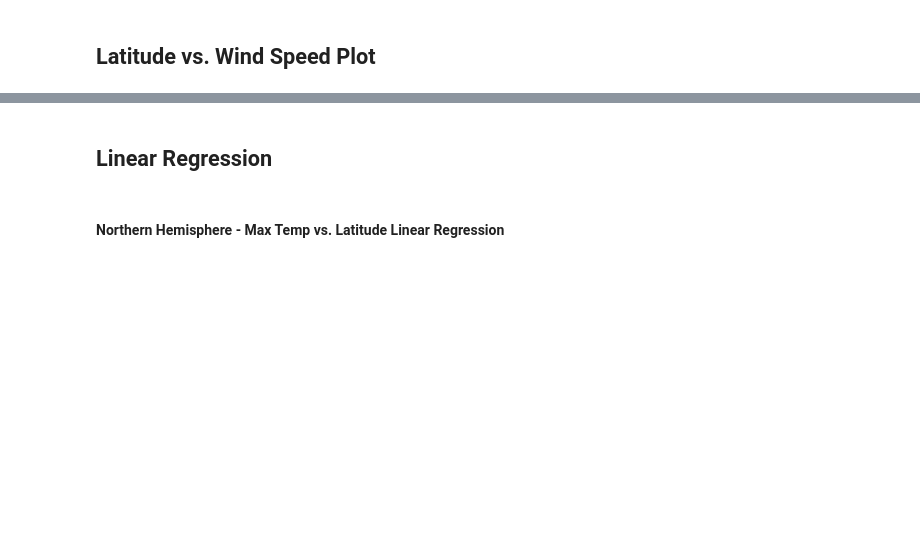
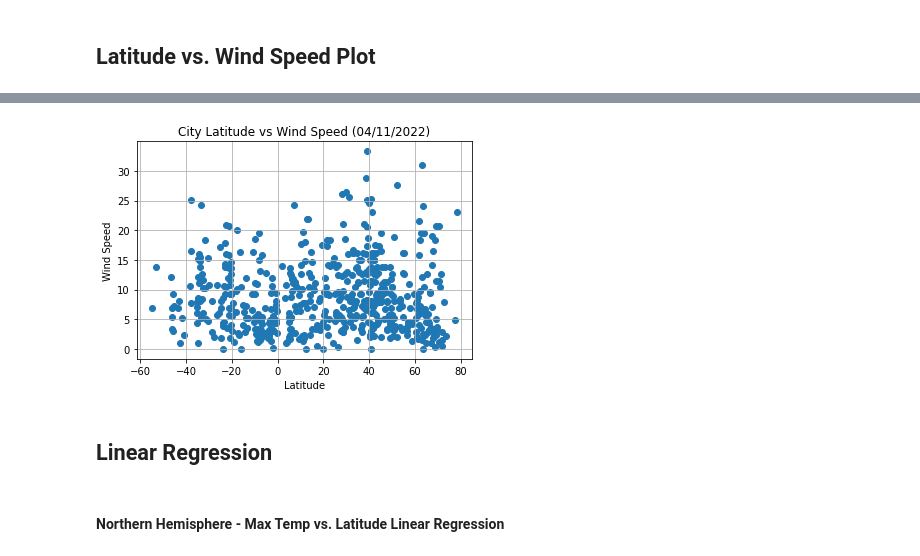
Before and after one commit to nealp1910/HW06-python-api-challenge, a Jupyter notebook: WeatherPy/WeatherPy.ipynb, the cells around one changed output, grey strips where cells are left out. Saved outputs shown, nothing was run; the diff lists cells and outputs as text; code cells hidden in the pictures; blank space fills up the shorter version.

```diff
--- a/WeatherPy/WeatherPy.ipynb
+++ b/WeatherPy/WeatherPy.ipynb
@@ -198,3 +234,16 @@ Int64Index([], dtype='int64')
+# %%
+# Latitude vs Wind Speed Plot
+plt.scatter(latitude, wind_speed)
+
+plt.title("City Latitude vs Wind Speed (04/11/2022)")
+plt.xlabel("Latitude")
+plt.ylabel("Wind Speed")
+plt.grid()
+
+plt.savefig("City Latitude vs Wind Speed Plot")
+plt.show()
+# %% [output]
+[figure, added]
 # %% [markdown]
 ## Linear Regression
 # %% [markdown]
```
Also changed, not shown: parts of 26 cells of this notebook, 5 other files.
